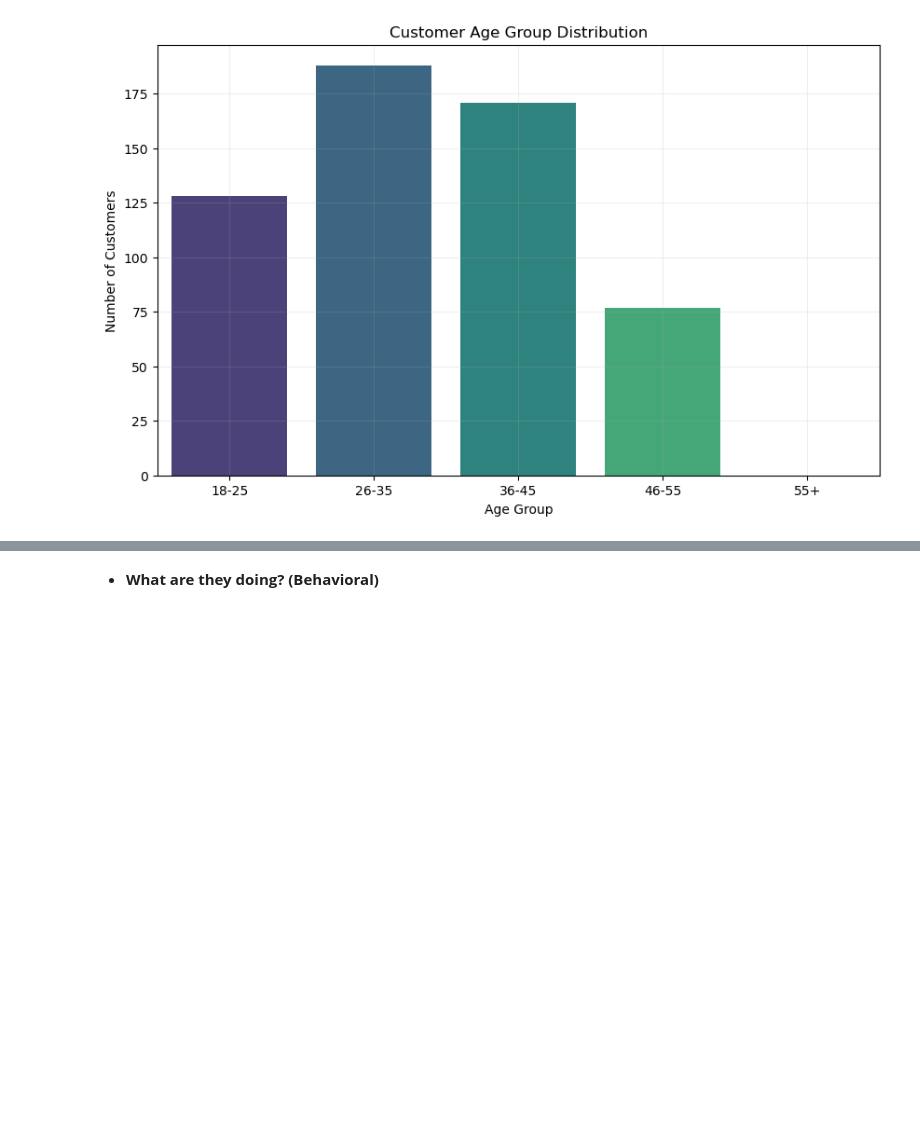
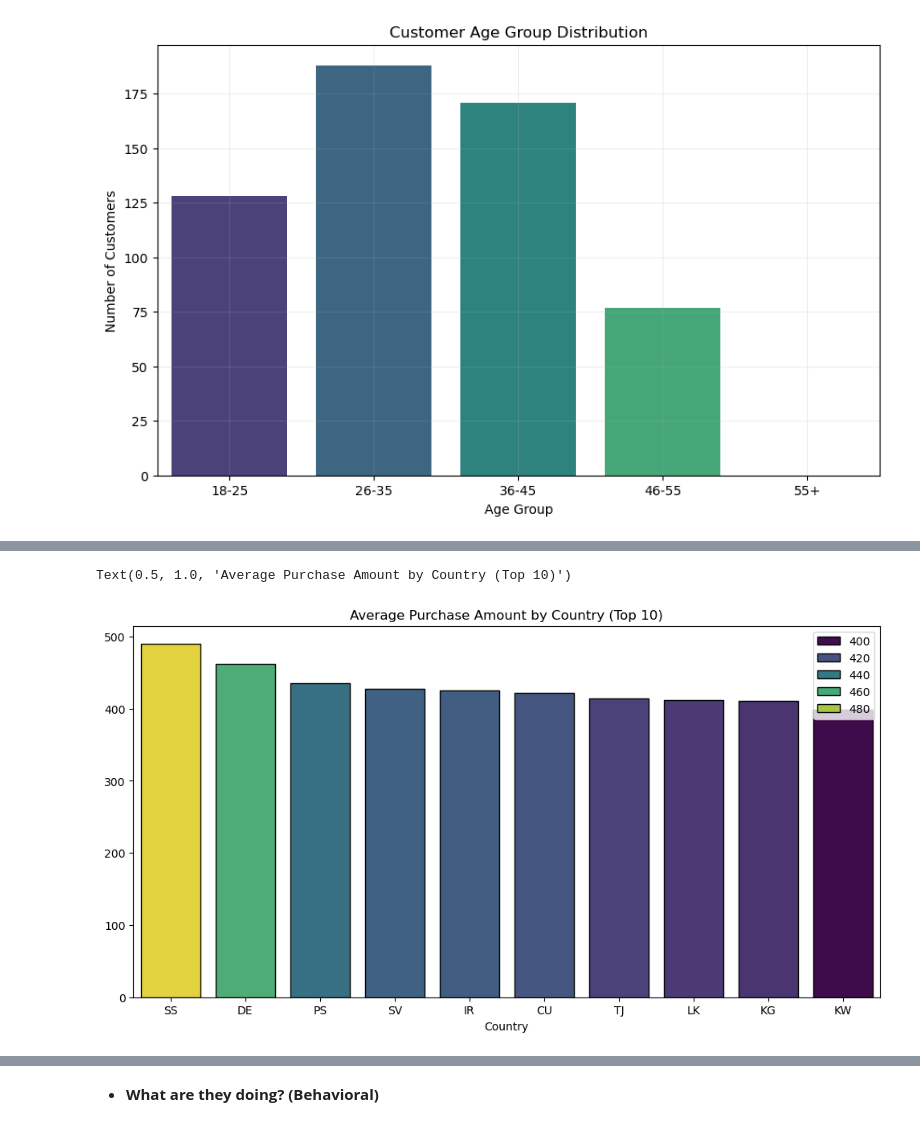
Before and after one commit to marianemcgrath/pfda, a Jupyter notebook: project/project_1.ipynb, the cells around one changed output, grey strips where cells are left out. Saved outputs shown, nothing was run; the diff lists cells and outputs as text; code cells hidden in the pictures; blank space fills up the shorter version.

```diff
--- a/project/project_1.ipynb
+++ b/project/project_1.ipynb
@@ -219,0 +283,9 @@ Unique genders after grouping: ['Male' 'Female' 'Other']
+# %%
+# Average Purchase Amount by Country
+avg_purchase_by_country = df.groupby('Country')['Purchase_Amount'].mean().sort_values(ascending=False).head(10)
+plt.figure(figsize=(12, 6))
+sns.barplot(x=avg_purchase_by_country.index, y=avg_purchase_by_country.values, palette='viridis', edgecolor='black', hue=avg_purchase_by_country.values, dodge=False)
+plt.title('Average Purchase Amount by Country (Top 10)')
+# %% [output]
+Text(0.5, 1.0, 'Average Purchase Amount by Country (Top 10)')
+[figure, added]
```
Also changed, not shown: parts of 59 cells of this notebook, 3 other files.
